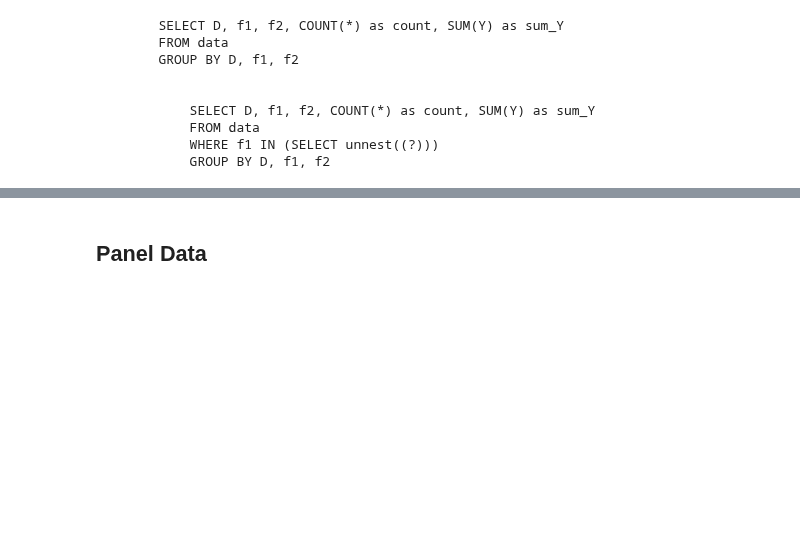
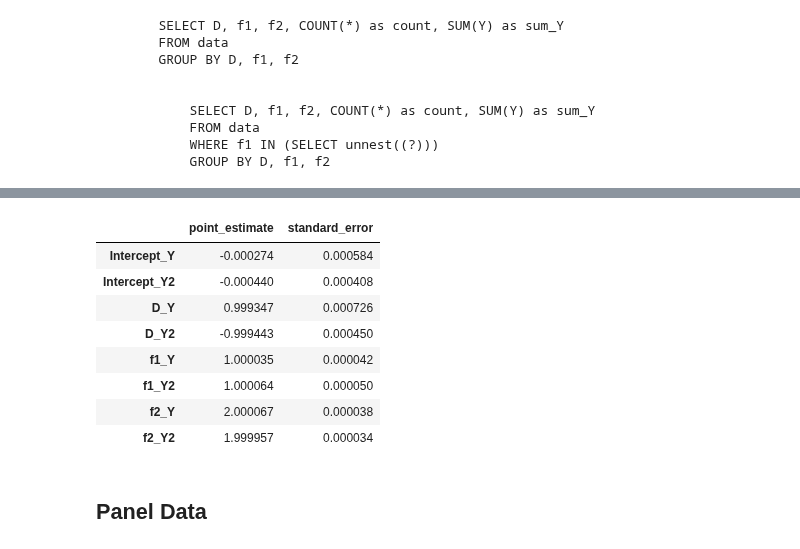
Before and after one commit to py-econometrics/duckreg, a Jupyter notebook: notebooks/introduction.ipynb, the cells around one changed output, grey strips where cells are left out. Drawn from its saved outputs; the diff is of its cells as text; code cells hidden in the pictures; blank space fills up the shorter version.

```diff
--- a/notebooks/introduction.ipynb
+++ b/notebooks/introduction.ipynb
@@ -134,3 +179,20 @@ Coefficient (Std. Error)
+# %%
+restab = pd.DataFrame(
+    np.c_[results["point_estimate"], results["standard_error"]],
+    columns=["point_estimate", "standard_error"],
+    index = [f"{x}_{y}" for x in ['Intercept', "D", "f1", "f2"] for y in ['Y', 'Y2']]
+)
+restab
+# %% [output]
+|  | point_estimate | standard_error |
+| Intercept_Y | -0.000274 | 0.000584 |
+| Intercept_Y2 | -0.000440 | 0.000408 |
+| D_Y | 0.999347 | 0.000726 |
+| D_Y2 | -0.999443 | 0.000450 |
+| f1_Y | 1.000035 | 0.000042 |
+| f1_Y2 | 1.000064 | 0.000050 |
+| f2_Y | 2.000067 | 0.000038 |
+| f2_Y2 | 1.999957 | 0.000034 |
 # %% [markdown]
 ## Panel Data
 # %%
```
Also changed, not shown: parts of 11 cells of this notebook, 2 other files.
